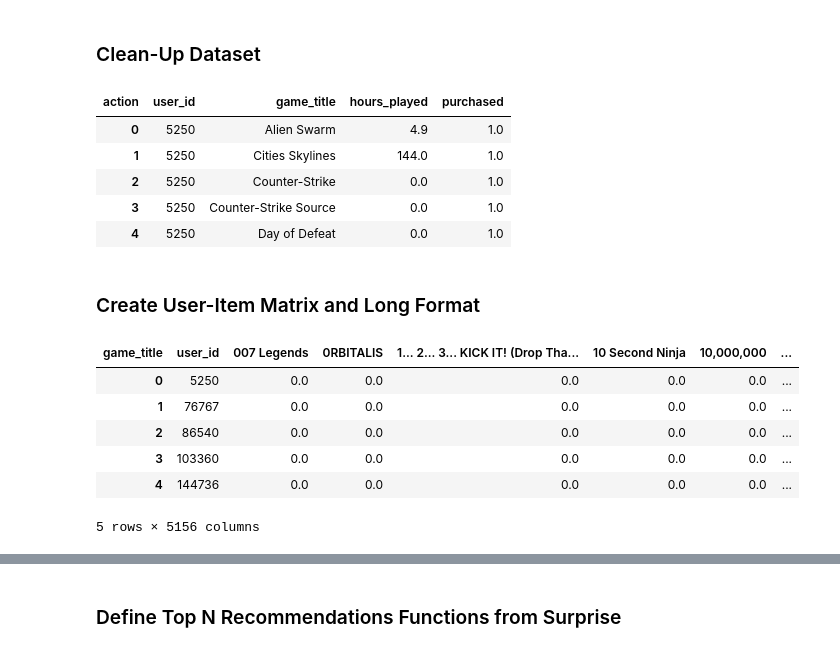
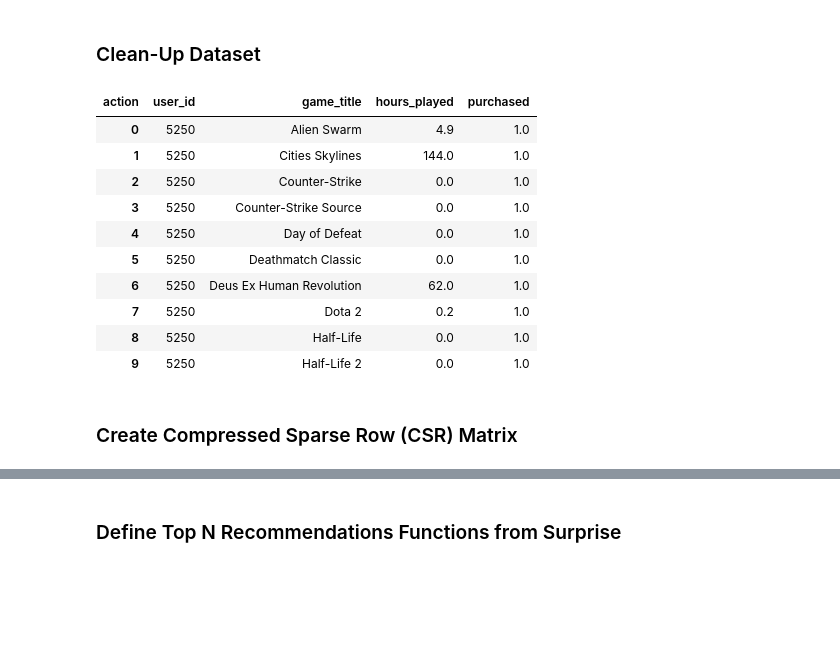
Before and after one commit to mkivenson/Recommender-Systems, a Jupyter notebook: Video Game Recommendations/Video Game Recommendation System.ipynb, the cells around one changed output, grey strips where cells are left out. Cells and saved outputs as stored; diff of their text form; code cells hidden in the pictures; blank space fills up the shorter version.

```diff
--- a/Video Game Recommendations/Video Game Recommendation System.ipynb
+++ b/Video Game Recommendations/Video Game Recommendation System.ipynb
@@ -36,31 +49,27 @@ user_df.head()
 # %%
 user_df = (pd.pivot_table(user_df,
                       index = ['user_id','game_title'],
                       columns='action',
                       values='hours_played')
         .reset_index()
         .fillna(0)
         .rename(index = str, columns = {'play': 'hours_played', 'purchase':'purchased'}))
-user_df.head()
+user_df.head(n=10)
 # %% [output]
 | action | user_id | game_title | hours_played | purchased |
 | 0 | 5250 | Alien Swarm | 4.9 | 1.0 |
 | 1 | 5250 | Cities Skylines | 144.0 | 1.0 |
 | 2 | 5250 | Counter-Strike | 0.0 | 1.0 |
 | 3 | 5250 | Counter-Strike Source | 0.0 | 1.0 |
 | 4 | 5250 | Day of Defeat | 0.0 | 1.0 |
+| 5 | 5250 | Deathmatch Classic | 0.0 | 1.0 |
+| 6 | 5250 | Deus Ex Human Revolution | 62.0 | 1.0 |
+| 7 | 5250 | Dota 2 | 0.2 | 1.0 |
+| 8 | 5250 | Half-Life | 0.0 | 1.0 |
+| 9 | 5250 | Half-Life 2 | 0.0 | 1.0 |
-# %% [markdown]
-### Create User-Item Matrix and Long Format
+# %% [markdown]
+### Create Compressed Sparse Row (CSR) Matrix
 # %%
-matrix = (user_df.pivot(index = 'user_id', columns = 'game_title', values = 'purchased')
-                    .fillna(int(0))
-                    .reset_index())
-matrix.head()
+matrix = (user_df.pivot(index = 'game_title', columns = 'user_id', values = 'purchased')
+                    .fillna(int(0)))
+csr_games = csr_matrix(matrix)
-# %% [output]
-| game_title | user_id | 007 Legends | 0RBITALIS | 1... 2... 3... KICK IT! (Drop Tha... | 10 Second Ninja | 10,000,000 | ... |
-| 0 | 5250 | 0.0 | 0.0 | 0.0 | 0.0 | 0.0 | ... |
-| 1 | 76767 | 0.0 | 0.0 | 0.0 | 0.0 | 0.0 | ... |
-| 2 | 86540 | 0.0 | 0.0 | 0.0 | 0.0 | 0.0 | ... |
-| 3 | 103360 | 0.0 | 0.0 | 0.0 | 0.0 | 0.0 | ... |
-| 4 | 144736 | 0.0 | 0.0 | 0.0 | 0.0 | 0.0 | ... |
-5 rows × 5156 columns
```
Also changed, not shown: parts of 48 cells of this notebook, 1 other file.
